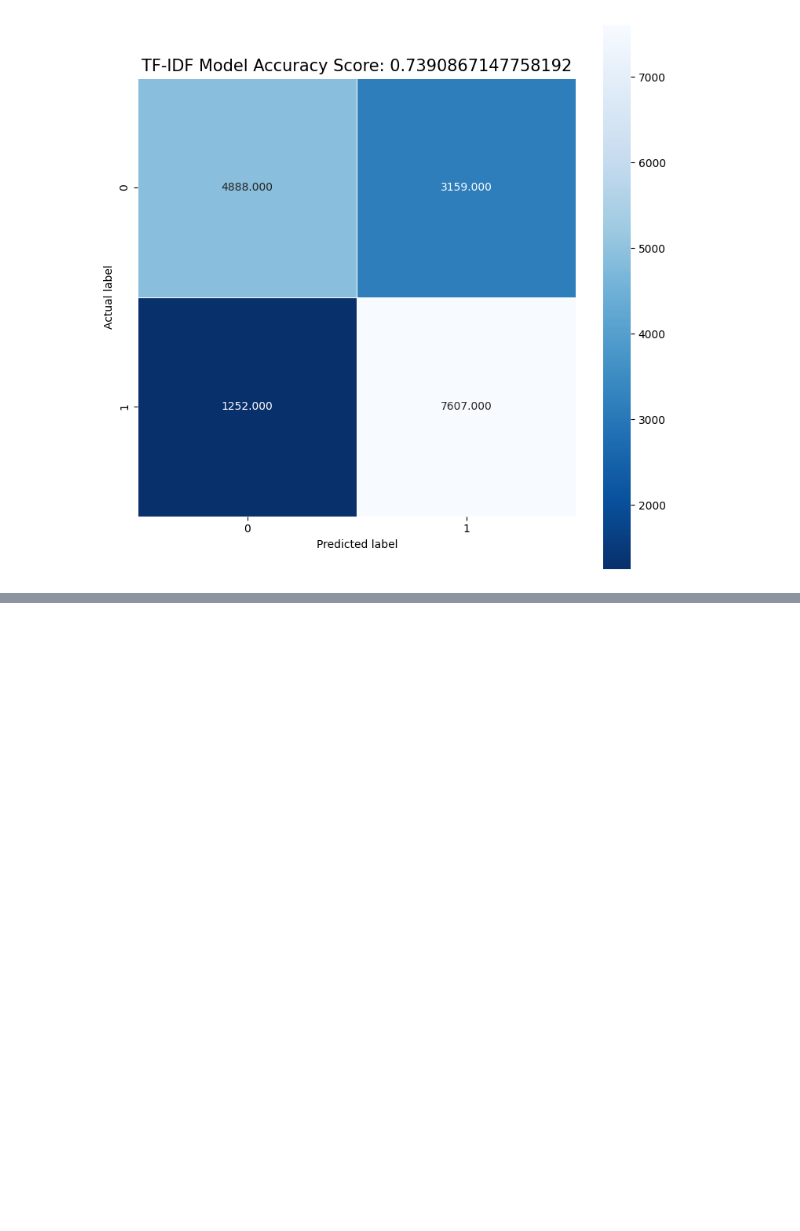
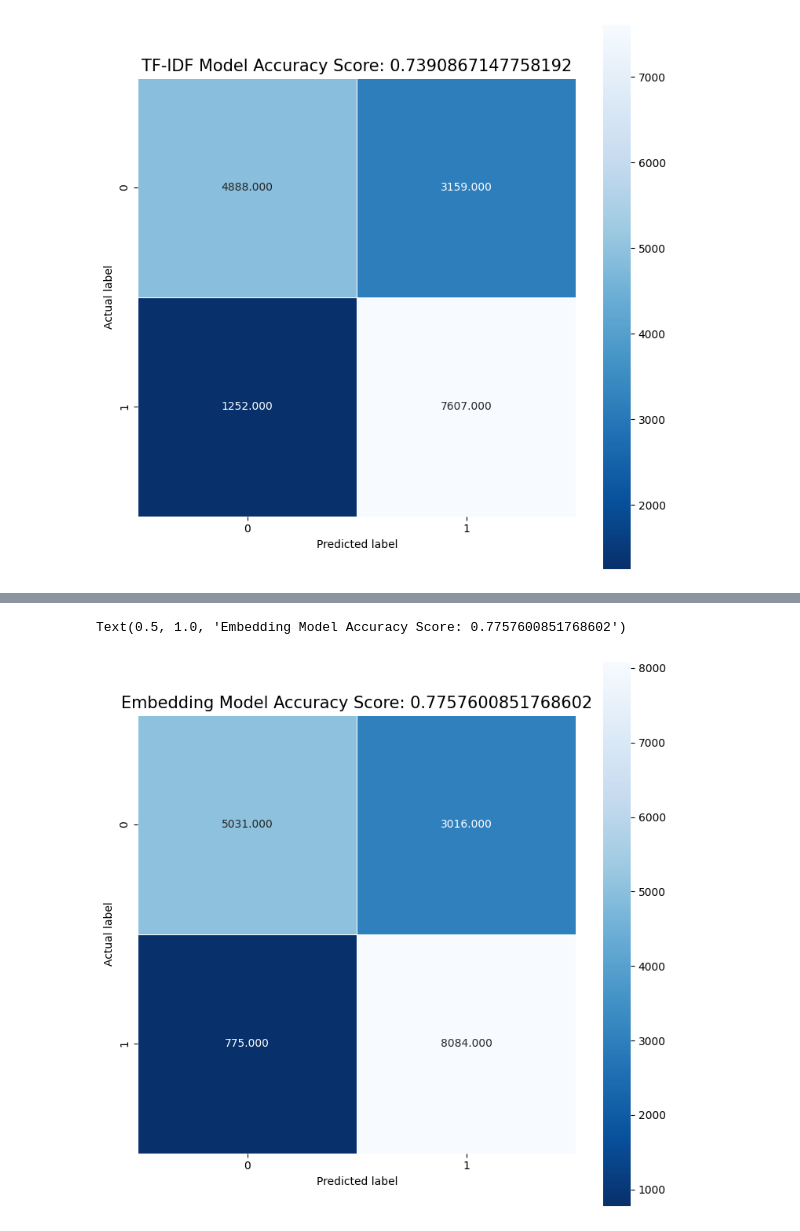
Before and after one commit to danield2255/topic-classification-methods-experiment, a Jupyter notebook: binary_sentiment_analysis_experiment.ipynb, the cells around one changed output, grey strips where cells are left out. Saved outputs shown, nothing was run; the diff lists cells and outputs as text; code cells hidden in the pictures; blank space fills up the shorter version.

Commit message:
embedding model

```diff
--- a/binary_sentiment_analysis_experiment.ipynb
+++ b/binary_sentiment_analysis_experiment.ipynb
@@ -191,0 +207,9 @@ Text(0.5, 1.0, 'TF-IDF Model Accuracy Score: 0.7390867147758192')
+# %%
+%%time
+# Using sentence-transformers to get embeddings for the tweets
+model = SentenceTransformer('all-MiniLM-L6-v2')
+embeddings_train = model.encode(train_df['tweet_clean'].tolist(), show_progress_bar=True)
+embeddings_val = model.encode(val_df['tweet_clean'].tolist(), show_progress_bar=True)
+
+embedding_log_model = LogisticRegression(max_iter=1000, random_state=42)
+embedding_log_model.fit(embeddings_train, y_train)
@@ -191,0 +226,3 @@ Text(0.5, 1.0, 'TF-IDF Model Accuracy Score: 0.7390867147758192')
+# %%
+%%time
+y_pred_embedding = embedding_log_model.predict(embeddings_val)
@@ -191,0 +245,12 @@ Text(0.5, 1.0, 'TF-IDF Model Accuracy Score: 0.7390867147758192')
+# %%
+conf_matrix = confusion_matrix(y_val, y_pred_embedding)
+acc = embedding_log_model.score(embeddings_val, y_val)
+plt.figure(figsize=(9,9))
+sns.heatmap(conf_matrix, annot=True, fmt=".3f", linewidths=.5, square = True, cmap = 'Blues_r')
+plt.ylabel('Actual label')
+plt.xlabel('Predicted label')
+title = 'Embedding Model Accuracy Score: {0}'.format(acc)
+plt.title(title, size = 15)
+# %% [output]
+Text(0.5, 1.0, 'Embedding Model Accuracy Score: 0.7757600851768602')
+[figure, added]
```
Also changed, not shown: parts of 11 cells of this notebook.
